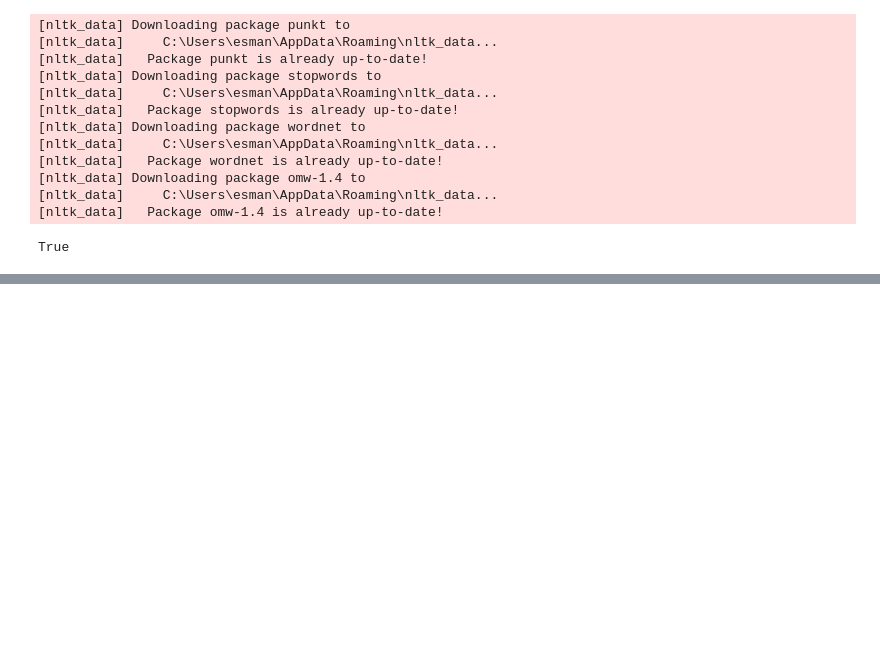
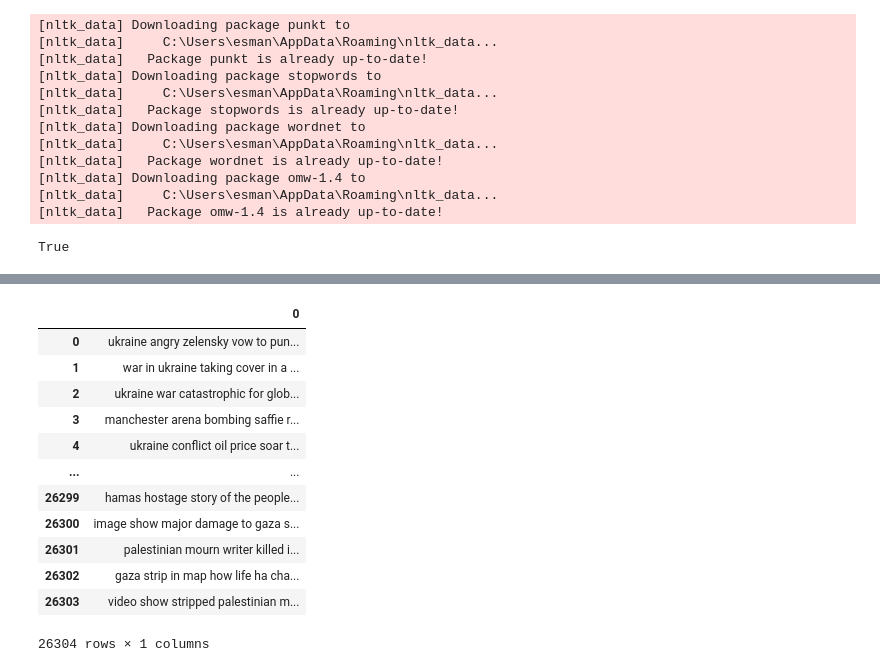
Before and after one commit to esmanurbal/bbc_news, a Jupyter notebook: kmeans.ipynb, the cells around one changed output, grey strips where cells are left out. Saved outputs shown, nothing was run; the diff lists cells and outputs as text; code cells hidden in the pictures; blank space fills up the shorter version.

```diff
--- a/kmeans.ipynb
+++ b/kmeans.ipynb
@@ -79,7 +34,0 @@ df['filtered_text'] = df['tokenized_text'].apply(lambda x: [word for word in x i
-# %%
-lemmatizer = WordNetLemmatizer()
-df['lemmatized_text'] = df['filtered_text'].apply(lambda x: [lemmatizer.lemmatize(word) for word in x])
-#Lemmatization reduces words to their base or root form, helping to standardize variations. The lemmatized text is stored in a new column 'lemmatized_text'.
-# %%
-df['preprocessed_text'] = df['lemmatized_text'].apply(' '.join)
-#The lemmatized text is converted back to a single string per article and stored in the 'preprocessed_text' column.
@@ -156,0 +85,17 @@ sns.heatmap(cosine_similarities)
+# %%
+description_list=pd.DataFrame(description_list)
+description_list
+# %% [output]
+|  | 0 |
+| 0 | ukraine angry zelensky vow to pun... |
+| 1 | war in ukraine taking cover in a ... |
+| 2 | ukraine war catastrophic for glob... |
+| 3 | manchester arena bombing saffie r... |
+| 4 | ukraine conflict oil price soar t... |
+| ... | ... |
+| 26299 | hamas hostage story of the people... |
+| 26300 | image show major damage to gaza s... |
+| 26301 | palestinian mourn writer killed i... |
+| 26302 | gaza strip in map how life ha cha... |
+| 26303 | video show stripped palestinian m... |
+26304 rows × 1 columns
```
Also changed, not shown: parts of 25 cells of this notebook.
